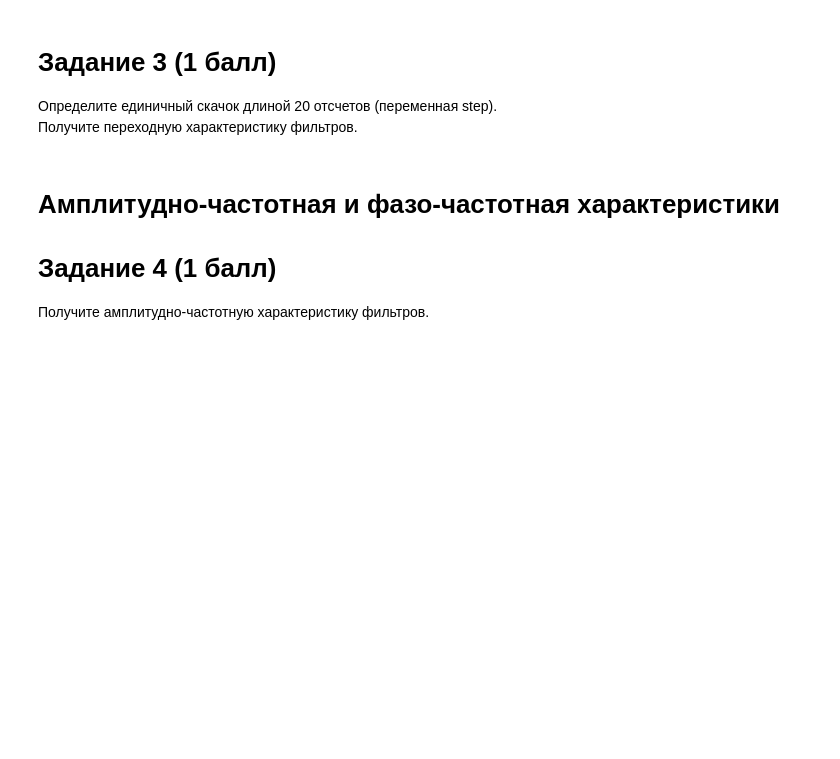
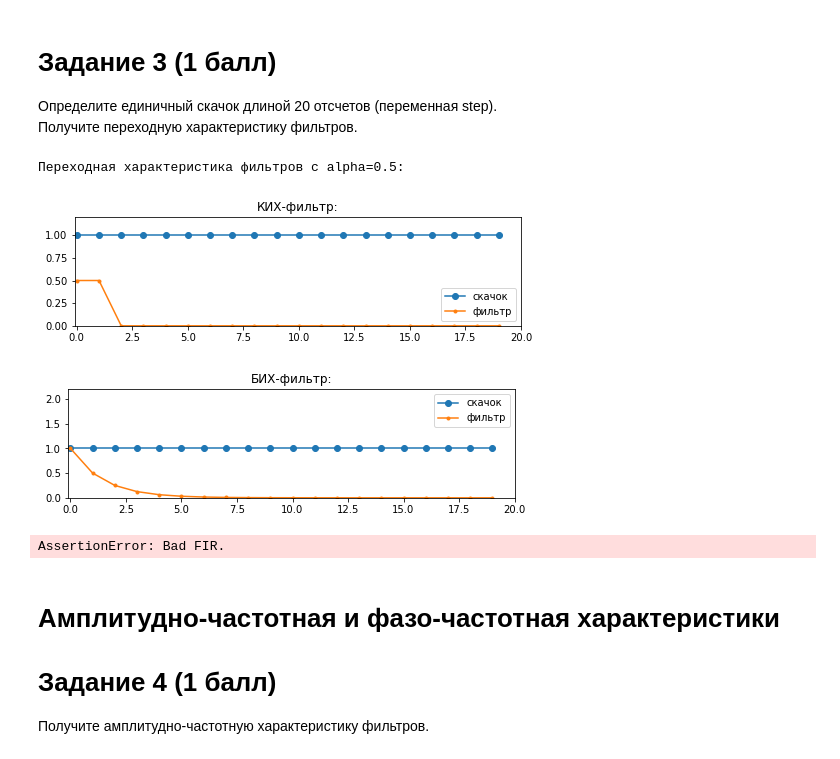
Before and after one commit to Margarita307/DSP, a Jupyter notebook: lab3.ipynb, the cells around one changed output. Saved outputs shown, nothing was run; the diff lists cells and outputs as text; code cells hidden in the pictures; blank space fills up the shorter version.

```diff
--- a/lab3.ipynb
+++ b/lab3.ipynb
@@ -212,29 +212,33 @@ All ok!
 # %%
 print("Переходная характеристика фильтров с alpha=0.5:")
 # Получите переходную характеристику фильтров
 # YOUR CODE HERE
 #
-step =
-fir_step_response =
-iir_step_response =
+step = np.ones(20)
+fir_step_response = FIR_filter(impulse)
+iir_step_response = IIR_filter(impulse)
 #
 
 plt.figure(figsize=(8,2))
 plt.title("КИХ-фильтр:")
 plt.plot(step, 'o-')
 plt.plot(fir_step_response, '.-')
 plt.axis([-0.1, len(step), 0, 1.2])
 plt.legend(['скачок', 'фильтр'])
 
 plt.show()
 
 plt.figure(figsize=(8,2))
 plt.title("БИХ-фильтр:")
 plt.plot(step, 'o-')
 plt.plot(iir_step_response, '.-')
 plt.axis([-0.1, len(step), 0, 2.2])
 plt.legend(['скачок', 'фильтр'])
 plt.show()
+# %% [output]
+Переходная характеристика фильтров с alpha=0.5:
+[figure, added]
+[figure, added]
 # %%
 assert step.shape[0] == 20, "Bad step shape"
 assert fir_step_response[0] == 0.5 and \
@@ -242,6 +246,8 @@ assert fir_step_response[0] == 0.5 and \
 assert iir_step_response[0] == 1 and iir_step_response[1] == 1.5 and iir_step_response[2] == 1.75 and \
         iir_step_response.mean().round() == 2 and (iir_step_response < 2).all(), "Bad IIR."
 print("All ok!")
+# %% [output]
+AssertionError: Bad FIR.
 # %% [markdown]
 # Амплитудно-частотная и фазо-частотная характеристики
 # Задание 4 (1 балл)
```
